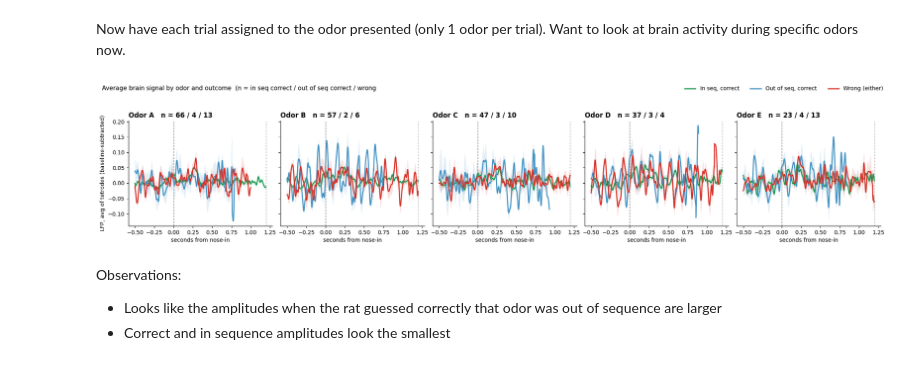
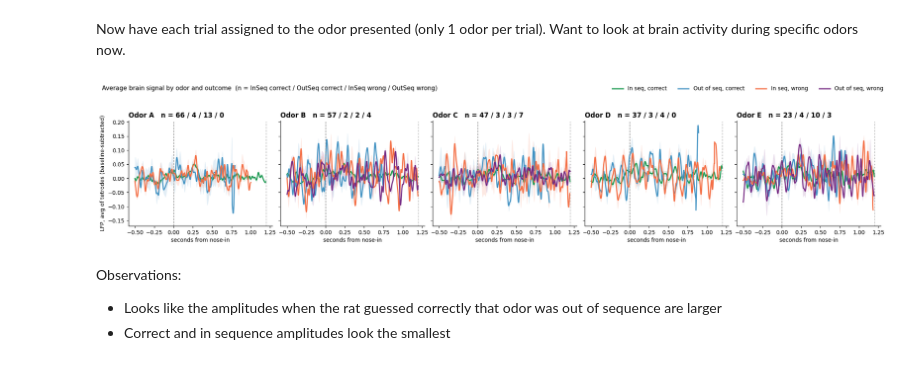
Before and after one commit to zslrmhb/hippocampal-representation-learning, a Jupyter notebook: EDA/brain_activity_eda.ipynb, the cells around one changed output. Drawn from its saved outputs; the diff is of its cells as text; code cells hidden in the pictures.

Commit message:
more brain activity eda exploration

```diff
--- a/EDA/brain_activity_eda.ipynb
+++ b/EDA/brain_activity_eda.ipynb
@@ -168,21 +168,22 @@ E     1.15    1.36
 Now have each trial assigned to the odor presented (only 1 odor per trial). Want to look at brain activity during specific odors now.
 # %%
 # Filtering signal to plot smoother. Need to add a little padding to start and end so filtering doesn't distort edge.
-# Include 500 ms before the nose in (trial officially starts) and 1.2 sec after nose-in since that is
+# Include 500 ms before nose-in (trial officially starts) and 1.2 sec after nose-in since that is
 # decision threshold for rat
 PRE, POST = 500, 1200
 PAD = 500
 ODORS = "ABCDE"
 CONDS = {                              # name: (color, rule on InSeqLog, PerformanceLog)
-    "In seq, correct":     ("#1a9850", lambda s, p: (s == 1)  & (p == 1)),   # green
-    "Out of seq, correct": ("#4393c3", lambda s, p: (s == -1) & (p == 1)),   # lighter blue
-    "Wrong (either)":      ("#d73027", lambda s, p: p == -1),                # red
+    "In seq, correct":     ("#1a9850", lambda s, p: (s == 1)  & (p == 1)),    # green
+    "Out of seq, correct": ("#4393c3", lambda s, p: (s == -1) & (p == 1)),    # blue
+    "In seq, wrong":       ("#f46d43", lambda s, p: (s == 1)  & (p == -1)),   # orange: pulled nose out too early
+    "Out of seq, wrong":   ("#762a83", lambda s, p: (s == -1) & (p == -1)),   # purple: kept nose in too long
 }
 
 odor_cols = ["Odor1", "Odor2", "Odor3", "Odor4", "Odor5"]
-lfp_cols  = [c for c in df.columns if c.endswith("_LFP_Raw")] #T1, T2...T23_LFP_Raw columns
+lfp_cols  = [c for c in df.columns if c.endswith("_LFP_Raw")]  # T1, T2...T23_LFP_Raw columns
 odor_rows = np.flatnonzero(df[odor_cols].values.sum(axis=1) == 1)
-poke_in = df[df["PokeEvents"] == 1].index.to_numpy()
+poke_in   = df[df["PokeEvents"] == 1].index.to_numpy()
 poke_out  = df[df["PokeEvents"] == -1].index.to_numpy()
 
 start = []
@@ -191,7 +192,7 @@ for r in odor_rows:                                          # each odor deliver
     start.append(max(p for p in poke_in  if p <= r))         # latest nose-in at or before it
     end.append(  min(p for p in poke_out if p >  r))         # earliest nose-out after it
 
-odor  = df[odor_cols].values[odor_rows].argmax(axis=1)          # 0-4 = A-E
+odor  = df[odor_cols].values[odor_rows].argmax(axis=1)       # 0-4 = A-E
 inseq = df["InSeqLog"].values[odor_rows]
 perf  = df["PerformanceLog"].values[odor_rows]
 
@@ -201,49 +202,52 @@ L = df[lfp_cols].values.astype("float32")
 # https://medium.com/@lillyputr/butterworth-filter-on-a-signal-in-python-a6cb94929454
 sos = butter(4, 30, btype="low", fs=1000, output="sos")
 
-# Grab all the trial only data (from PRE ms before nose-in to POST ms after nose-out + additional padding for filtering)
+# Grab all the trial data (from PRE ms before nose-in to POST ms after nose-in + additional padding for filtering)
 X = np.stack([L[s - PRE - PAD : s + POST + PAD] for s in start])
 # Apply signal filter to smooth the data out. Remove padding after filter is done.
 X = sosfiltfilt(sos, X, axis=1)[:, PAD:-PAD]
 
-# Need to subtract before trial start average to get baseline-subtracted signal
-# The tetrodes don't all start at same number so need to equalize their starting point
+# Subtract the pre-trial average to get a baseline-subtracted signal.
+# The tetrodes don't all start at the same level, so this equalizes their starting point.
 X = X - X[:, :PRE, :].mean(axis=1, keepdims=True)
-# Taking tetrode average across all 23 of them to one data point per ms
+# Average across all 23 tetrodes to one data point per ms
 X = X.mean(axis=2)
 # Rat left the port: don't count those ms
 for i, (s, e) in enumerate(zip(start, end)):
     X[i, PRE + (e - s):] = np.nan
 t = np.arange(-PRE, POST) / 1000
 
 # Plotting the line charts
 fig, axes = plt.subplots(1, 5, figsize=(20, 4.2), sharey=True)
 for k, ax in enumerate(axes):
     counts = []
     for name, (color, rule) in CONDS.items():
         sel = (odor == k) & rule(inseq, perf)
         n = int(sel.sum())
         counts.append(str(n))
         if n == 0:
             continue
         m = np.nanmean(X[sel], axis=0)
         ax.plot(t, m, color=color, lw=2, label=name)
         if n > 1:
             sem = np.nanstd(X[sel], axis=0) / np.sqrt(np.sum(~np.isnan(X[sel]), axis=0))
             ax.fill_between(t, m - sem, m + sem, color=color, alpha=0.15, lw=0)
     ax.axvline(0, color="gray", ls="--", lw=1)
     ax.axvline(1.2, color="gray", ls=":", lw=1)
     ax.set_title(f"Odor {ODORS[k]}   n = " + " / ".join(counts), loc="left", fontweight="bold")
     ax.set_xlabel("seconds from nose-in")
     ax.spines[["top", "right"]].set_visible(False)
+
 axes[0].set_ylabel("LFP, avg of tetrodes (baseline-subtracted)")
 handles = [plt.Line2D([], [], color=c, lw=2) for c, _ in CONDS.values()]
-fig.legend(handles, list(CONDS), ncol=3, frameon=False, loc="upper right")
-fig.suptitle("Average brain signal by odor and outcome  (n = in seq correct / out of seq correct / wrong", x=0.01, ha="left", fontsize=11)
+fig.legend(handles, list(CONDS), ncol=4, frameon=False, loc="upper right")
+fig.suptitle("Average brain signal by odor and outcome  "
+             "(n = InSeq correct / OutSeq correct / InSeq wrong / OutSeq wrong)",
+             x=0.01, ha="left", fontsize=11)
 fig.tight_layout(rect=(0, 0, 1, 0.93))
 plt.show()
 # %% [output]
-[figure, old version]
+[figure, new version]
 # %% [markdown]
 Observations:
 - Looks like the amplitudes when the rat guessed correctly that odor was out of sequence are larger
```
Also changed, not shown: parts of 8 cells of this notebook.
